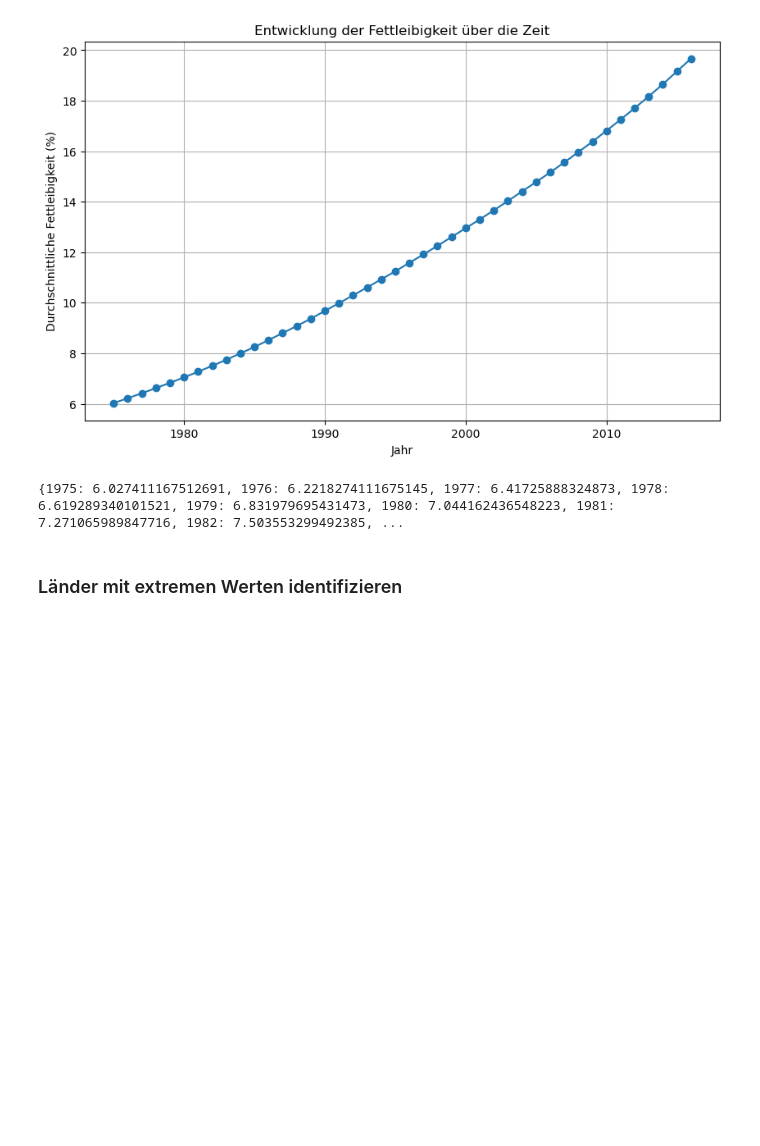
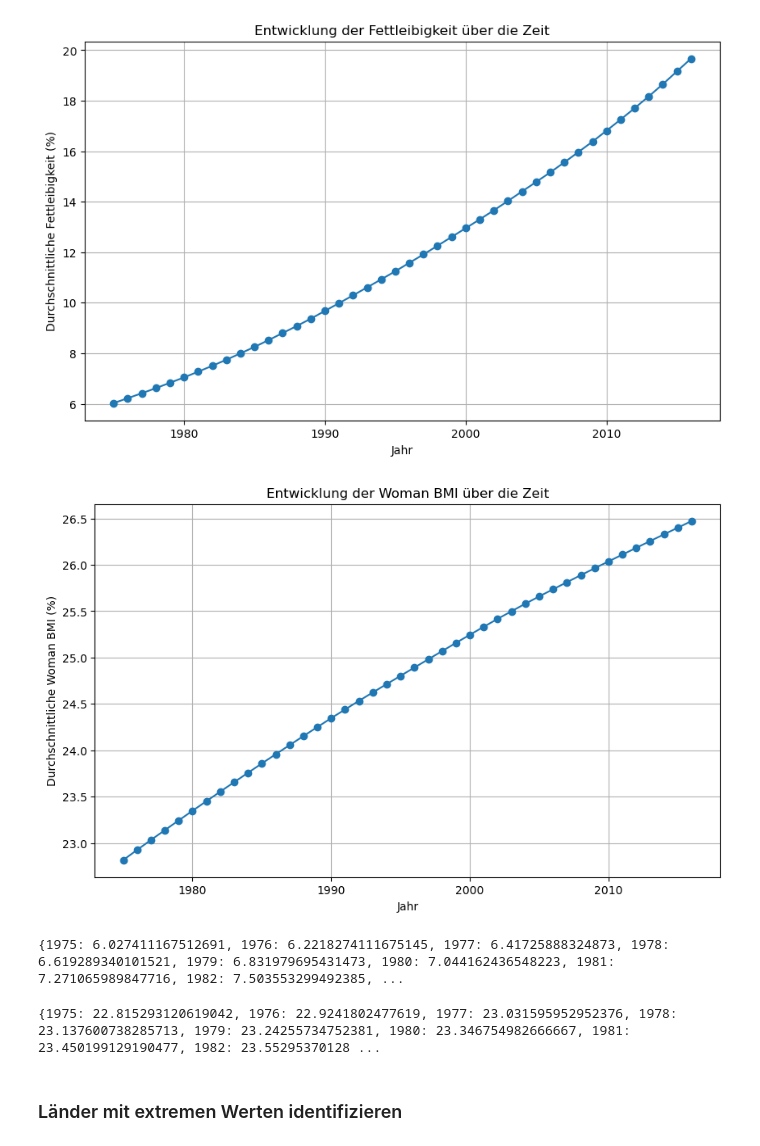
Before and after one commit to simona-cyber/LN-Python, a Jupyter notebook: Grundgerüst_Leistungsnachweis.ipynb, the cells around one changed output. Saved outputs shown, nothing was run; the diff lists cells and outputs as text; code cells hidden in the pictures; blank space fills up the shorter version.

```diff
--- a/Grundgerüst_Leistungsnachweis.ipynb
+++ b/Grundgerüst_Leistungsnachweis.ipynb
@@ -371,3 +564,6 @@ Jahr
 2015    19.160406
 2016    19.665482
 Name: Fettleibigkeit, dtype: float64
+# %%
+mean_per_year = df2.groupby('Jahr')['Woman BMI'].mean()
+print(mean_per_year)
@@ -394,12 +619,30 @@ plt.grid(True)
 plt.show()
 # %% [output]
 [figure]
+# %%
+import matplotlib.pyplot as plt
+
+plt.figure(figsize=(10, 6))
+plt.plot(mean_per_year.index, mean_per_year.values, marker='o', linestyle='-')
+plt.title('Entwicklung der Woman BMI über die Zeit')
+plt.xlabel('Jahr')
+plt.ylabel('Durchschnittliche Woman BMI (%)')
+plt.grid(True)
+plt.show()
+# %% [output]
+[figure, added]
 # %%
 # Dictionary zur Speicherung der Durchschnittswerte
 avg_dict = {year: df[df['Jahr'] == year]['Fettleibigkeit'].mean() for year in years}
 print(avg_dict)
 # %% [output]
 {1975: 6.027411167512691, 1976: 6.2218274111675145, 1977: 6.41725888324873, 1978: 6.619289340101521, 1979: 6.831979695431473, 1980: 7.044162436548223, 1981: 7.271065989847716, 1982: 7.503553299492385, ...
+# %%
+# Dictionary zur Speicherung der Durchschnittswerte df2
+avg_dict = {year: df2[df2['Jahr'] == year]['Woman BMI'].mean() for year in years}
+print(avg_dict)
+# %% [output]
+{1975: 22.815293120619042, 1976: 22.9241802477619, 1977: 23.031595952952376, 1978: 23.137600738285713, 1979: 23.24255734752381, 1980: 23.346754982666667, 1981: 23.450199129190477, 1982: 23.55295370128 ...
 # %% [markdown]
 ### Länder mit extremen Werten identifizieren
 # %%
```
Also changed, not shown: parts of 29 cells of this notebook.
